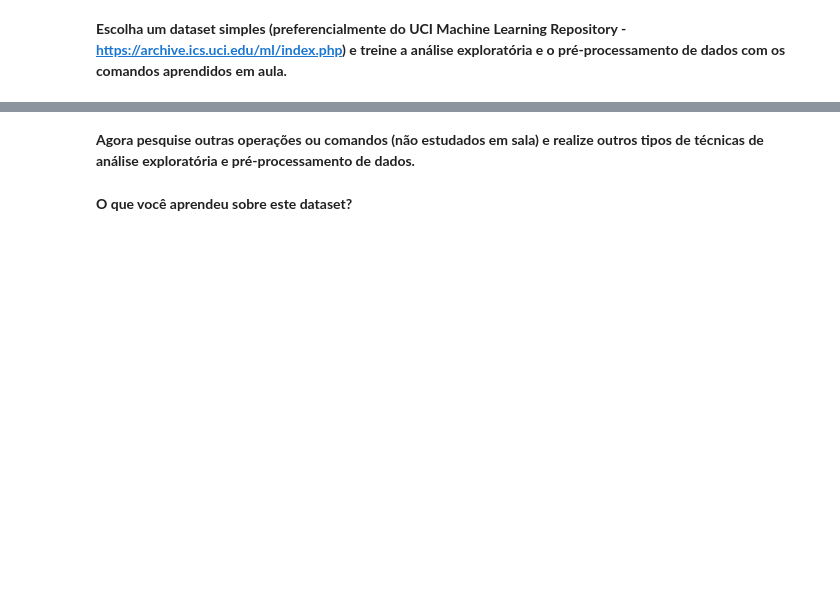
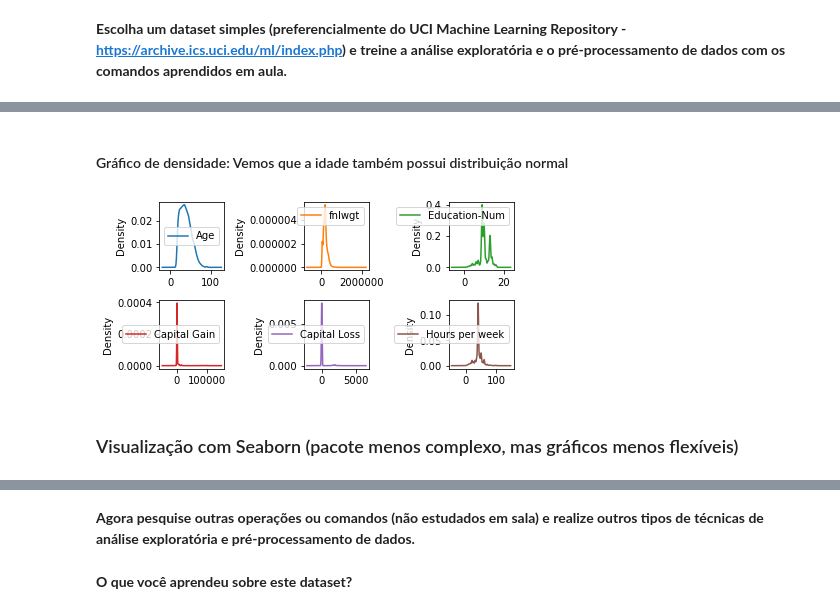
Before and after one commit to Domdoug/DataScience-Classes, a Jupyter notebook: Exercicios/ML_Exercício_1_Análise_exploratória_e_pré_processamento.ipynb, the cells around one changed output, grey strips where cells are left out. Drawn from its saved outputs; the diff is of its cells as text; code cells hidden in the pictures; blank space fills up the shorter version.

```diff
--- a/Exercicios/ML_Exercício_1_Análise_exploratória_e_pré_processamento.ipynb
+++ b/Exercicios/ML_Exercício_1_Análise_exploratória_e_pré_processamento.ipynb
@@ -15,0 +265,10 @@
+# %% [markdown]
+#### Gráfico de densidade: Vemos que a idade também possui distribuição normal
+# %%
+dados.plot(kind = 'density', subplots = True, layout = (3,3), sharex = False)
+plt.tight_layout()
+plt.show()
+# %% [output]
+[figure, added]
+# %% [markdown]
+### Visualização com Seaborn (pacote menos complexo, mas gráficos menos flexíveis)
```
Also changed, not shown: parts of 23 cells of this notebook, 1 other file.
